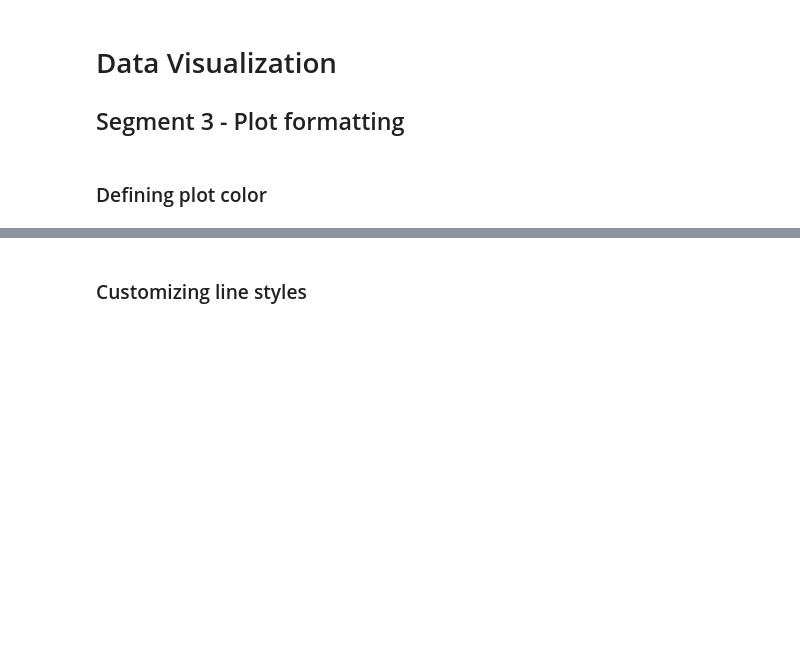
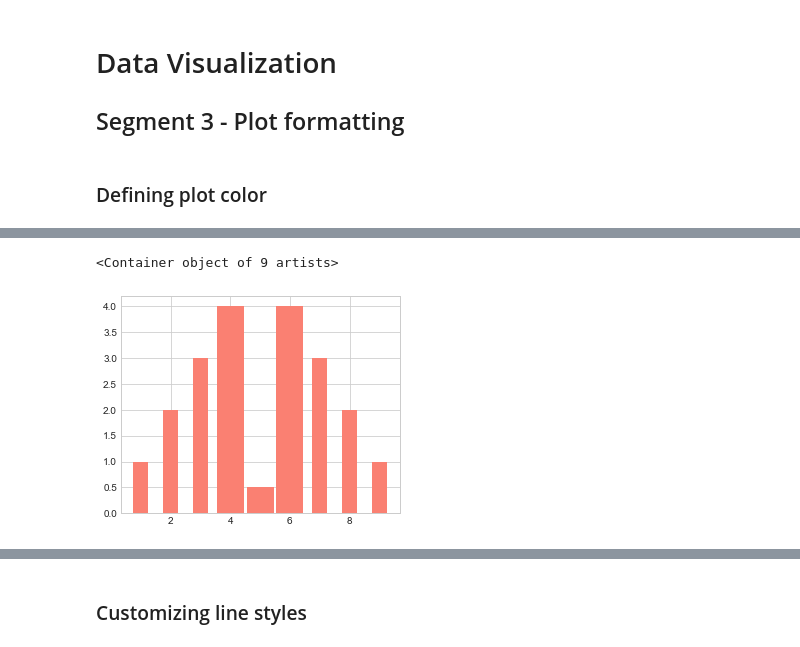
Before and after one commit to AdamHutchison/data-science, a Jupyter notebook: data_visualisation/plot_formatting.ipynb, the cells around one changed output, grey strips where cells are left out. Cells and saved outputs as stored; diff of their text form; code cells hidden in the pictures; blank space fills up the shorter version.

```diff
--- a/data_visualisation/plot_formatting.ipynb
+++ b/data_visualisation/plot_formatting.ipynb
@@ -5,0 +25,13 @@
+# %%
+# Various properties of the charts can be manipulted using key word args
+# Below we change the colour, column width and alignment
+
+column_widths = [0.5, 0.5, 0.5, 0.9, 0.9, 0.9, 0.5, 0.5, 0.5]
+
+pyplot.bar(x, y,
+           color = 'salmon',
+           width = column_widths,
+           align = 'center')
+# %% [output]
+<Container object of 9 artists>
+[figure, added]
```
Also changed, not shown: parts of 10 cells of this notebook, 3 other files.
